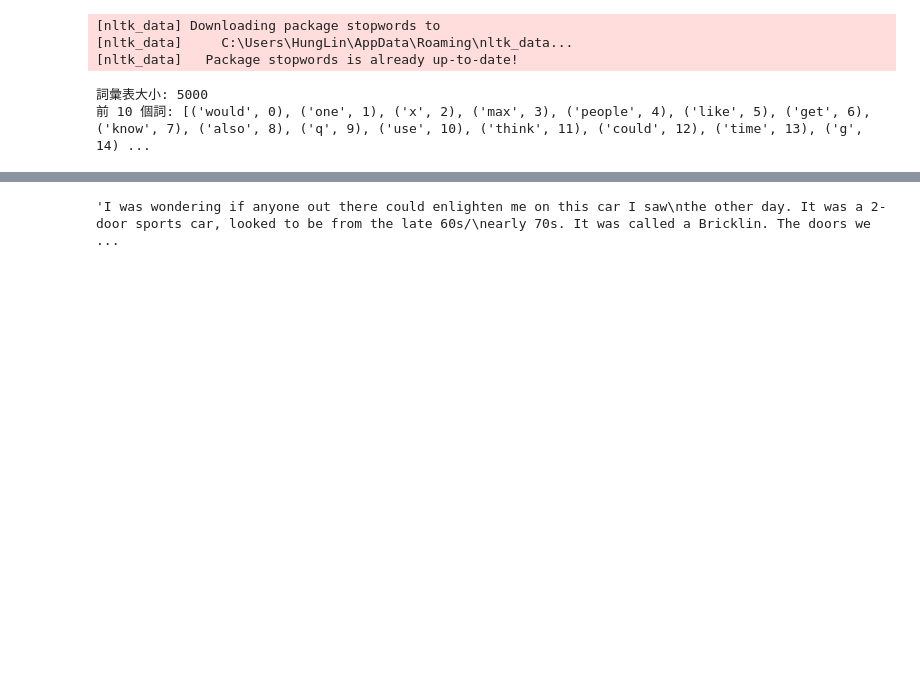
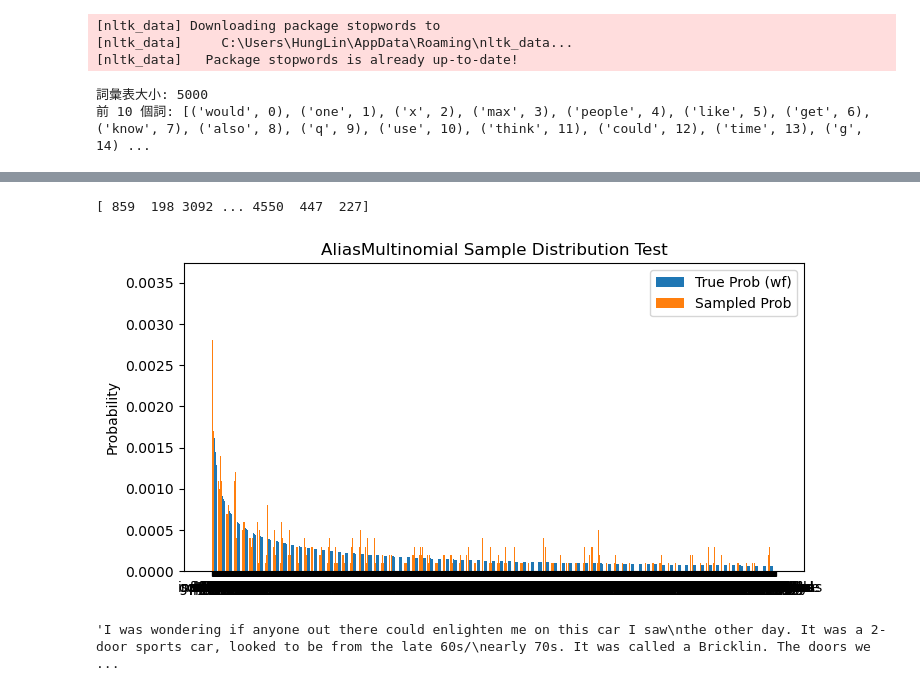
Before and after one commit to WIse4466/GDCM_copy, a Jupyter notebook: 20news.ipynb, the cells around one changed output, grey strips where cells are left out. Cells and saved outputs as stored; diff of their text form; code cells hidden in the pictures; blank space fills up the shorter version.

```diff
--- a/20news.ipynb
+++ b/20news.ipynb
@@ -46,11 +46,24 @@ y_test = np.array(newsgroups_test.target)
 from nltk.tokenize import word_tokenize
 
 # ✅ 修正：確保 raw_texts 為 list，過濾 None 和空字串
-tokenized_texts = [word_tokenize(str(doc).lower()) for doc in raw_texts if isinstance(doc, str) and doc.strip()]
+tokenized_texts = []
+#filtered_data = []
+filtered_labels = []
+
+for doc, label in zip(newsgroups_train.data, y_train):
+    if isinstance(doc, str) and doc.strip():
+        tokens = word_tokenize(doc.lower())
+        tokenized_texts.append(tokens)
+        #filtered_data.append(data)
+        filtered_labels.append(label)
+
+#X_train = np.array(filtered_data)
+y_train = np.array(filtered_labels)
 
 # ✅ 檢查 Tokenization 是否成功
 print(f"Total Documents: {len(tokenized_texts)}")
 print(f"Example Tokenized Texts: {tokenized_texts[:3]}")  # 顯示前 3 個 Tokenized 結果
+print(f"labeel: ", len(y_train))
 # %% [output]
 Total Documents: 11014
 Example Tokenized Texts: [['i', 'was', 'wondering', 'if', 'anyone', 'out', 'there', 'could', 'enlighten', 'me', 'on', 'this', 'car', 'i', 'saw', 'the', 'other', 'day', '.', 'it', 'was', 'a', '2-door', ...
@@ -180,3 +197,29 @@ for w in decoded_windows:
+# %%
+word_freq_array = np.array([word_counts.get(word, 1) for word in vocab.keys()])
+wf = np.power(word_freq_array, 0.75) #將每個單字的出現次數取0.75次方
+wf = wf / np.sum(wf) #正規化，使所有值的總和為1，得到一個機率分布
+
+aliasMultinomial = AliasMultinomial(wf, 'cpu') #在wf形成的分布上進行multinomial抽樣
+
+samples = aliasMultinomial.draw(10000).numpy()
+counts = np.bincount(samples, minlength=len(wf))
+sample_probs = counts / counts.sum()
+# %%
+print(samples)
+# %% [output]
+[ 859  198 3092 ... 4550  447  227]
+# %%
+plt.figure(figsize=(8, 4))
+x = np.arange(len(vocab))
+bar1 = plt.bar(x - 0.2, wf, width=0.4, label='True Prob (wf)')
+bar2 = plt.bar(x + 0.2, sample_probs, width=0.4, label='Sampled Prob')
+plt.xticks(x, vocab)
+plt.title("AliasMultinomial Sample Distribution Test")
+plt.ylabel("Probability")
+plt.legend()
+plt.show()
+# %% [output]
+[figure, added]
 # %%
 raw_texts[0]
 # %% [output]
```
Also changed, not shown: parts of 4 cells of this notebook, 1 other file.
